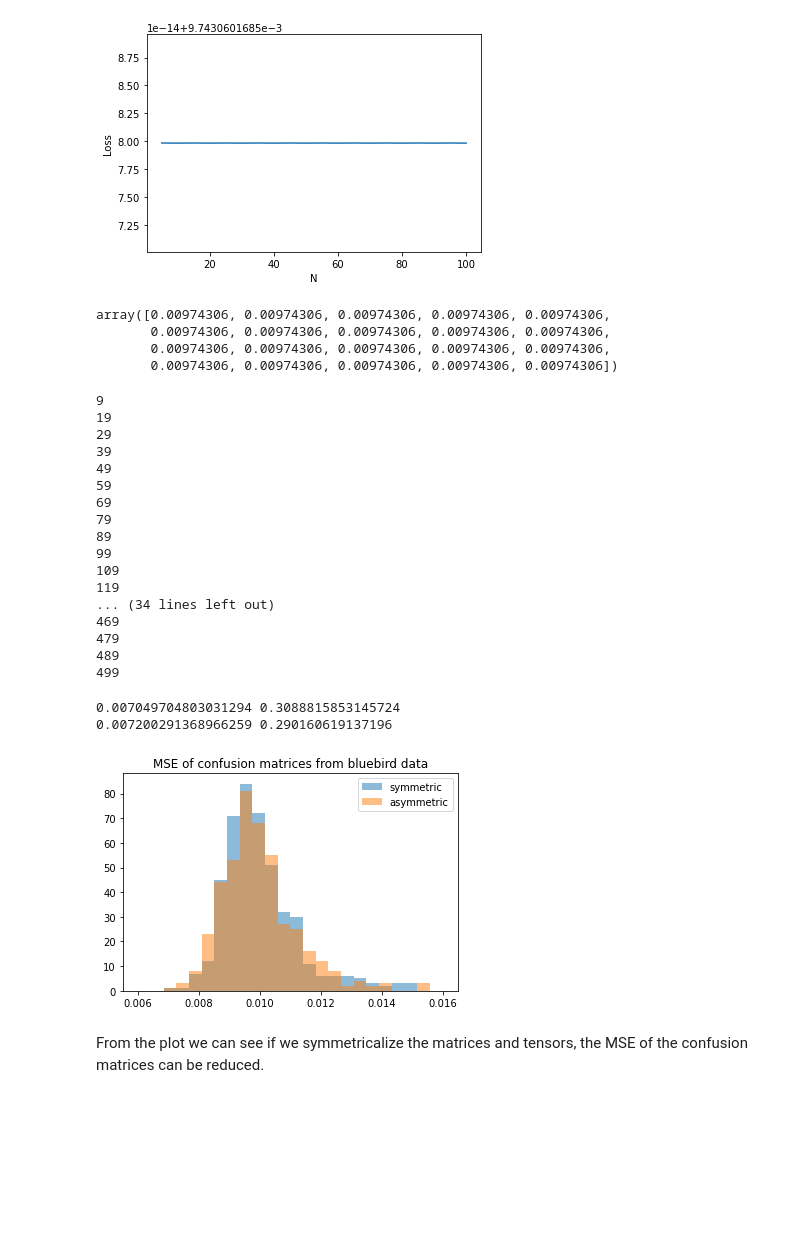
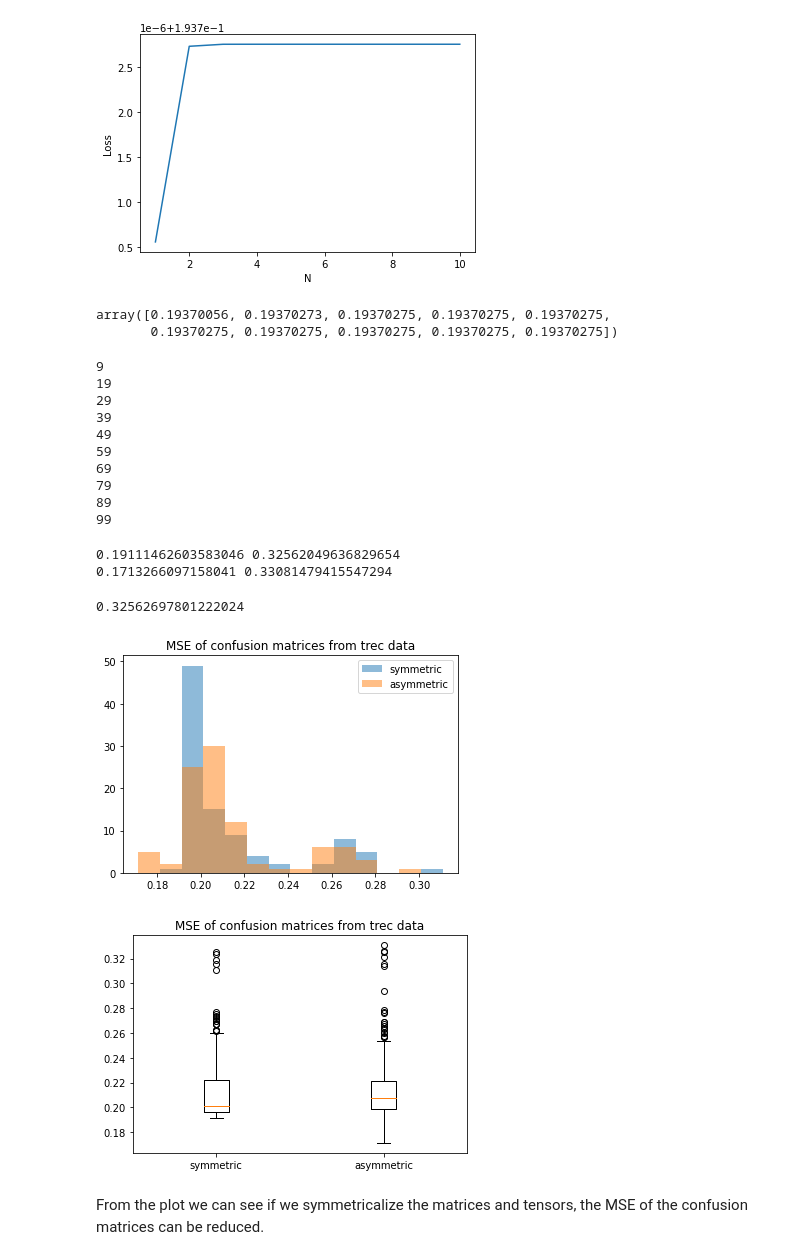
Before and after one commit to azurechen97/Spectral-methods-meet-EM, a Jupyter notebook: test3.ipynb, the cells around one changed output. Drawn from its saved outputs; the diff is of its cells as text; code cells hidden in the pictures; blank space fills up the shorter version.

```diff
--- a/test3.ipynb
+++ b/test3.ipynb
@@ -4,8 +4,8 @@ from utils import *
 import pandas as pd
 from sklearn.metrics import confusion_matrix
 
-data = pd.read_table("data/bluebird_crowd.txt", header=None)
-truth = pd.read_table("data/bluebird_truth.txt", header=None)
+data = pd.read_table("data/trec_crowd.txt", header=None)
+truth = pd.read_table("data/trec_truth.txt", header=None)
 # %%
 import matplotlib.pyplot as plt
 # %%
@@ -240,7 +225,7 @@ plt.show()
 # %%
 # iterations
-maxiter = 100
-step = 5
+maxiter = 10
+step = 1
 Ns = np.array([i for i in range(step, maxiter+1,step)], dtype=int)
 losses_N = np.zeros(len(Ns))
 for i, N in enumerate(Ns):
@@ -272,29 +247,27 @@ for i, N in enumerate(Ns):
 plt.plot(Ns, losses_N)
 plt.xlabel("N")
 plt.ylabel("Loss")
-plt.savefig("pic/bluebird_N.png", dpi=300)
+plt.savefig("pic/trec_N.png", dpi=300)
 plt.show()
 # %% [output]
-[figure, old version]
+[figure, new version]
 # %%
 losses_N
 # %% [output]
-array([0.00974306, 0.00974306, 0.00974306, 0.00974306, 0.00974306,
-       0.00974306, 0.00974306, 0.00974306, 0.00974306, 0.00974306,
-       0.00974306, 0.00974306, 0.00974306, 0.00974306, 0.00974306,
-       0.00974306, 0.00974306, 0.00974306, 0.00974306, 0.00974306])
+array([0.19370056, 0.19370273, 0.19370275, 0.19370275, 0.19370275,
+       0.19370275, 0.19370275, 0.19370275, 0.19370275, 0.19370275])
 # %%
 # symmetric or not
-iternum = 500
+iternum = 100
 sym_losses = np.zeros(iternum)
 asym_losses = np.zeros(iternum)
 for i in range(iternum):
     if i%10==9:
         print(i)
     sym_losses[i] = confusion_matrix_loss(get_confusion_matrix(
-        k, labels, sym=True, L=20, N=20), C_true)
+        k, labels, sym=True, L=10, N=10), C_true)
     asym_losses[i] = confusion_matrix_loss(get_confusion_matrix(
-        k, labels, sym=False, L=20, N=20), C_true)
+        k, labels, sym=False, L=10, N=10), C_true)
 # %% [output]
 9
 19
@@ -306,29 +279,35 @@ for i in range(iternum):
 79
 89
 99
-109
-119
-... (34 lines left out)
-469
-479
-489
-499
 # %%
-print(np.min(sym_losses), np.max(sym_losses))
+print(np.min(sym_losses),np.max(sym_losses))
 print(np.min(asym_losses), np.max(asym_losses))
 # %% [output]
-0.007049704803031294 0.3088815853145724
-0.007200291368966259 0.290160619137196
+0.19111462603583046 0.32562049636829654
+0.1713266097158041 0.33081479415547294
+# %%
+np.percentile(np.append(sym_losses, asym_losses),99)
+# %% [output]
+0.32562697801222024
 # %%
-bins = np.linspace(0.006, 0.016, 25)
+xmin = np.min(np.append(sym_losses,asym_losses))
+xmax = np.percentile(np.append(sym_losses, asym_losses), 95)
+bins = np.linspace(xmin, xmax, 15)
 plt.hist(sym_losses,bins, alpha=0.5, label='symmetric')
 plt.hist(asym_losses, bins, alpha=0.5, label='asymmetric')
-plt.title("MSE of confusion matrices from bluebird data")
+plt.title("MSE of confusion matrices from trec data")
 plt.legend(loc='upper right')
-plt.savefig("pic/bluebird_symmetry.png",dpi=300)
+plt.savefig("pic/trec_symmetry.png",dpi=300)
 plt.show()
 # %% [output]
-[figure, old version]
+[figure, new version]
+# %%
+plt.boxplot([sym_losses, asym_losses], labels=['symmetric', 'asymmetric'])
+plt.title("MSE of confusion matrices from trec data")
+plt.savefig("pic/trec_symmetry_box.png", dpi=300)
+plt.show()
+# %% [output]
+[figure, added]
 # %% [markdown]
 From the plot we can see if we symmetricalize the matrices and tensors, the MSE of the confusion matrices can be reduced.
 # %%
```
Also changed, not shown: parts of 31 cells of this notebook, 44 other files.
